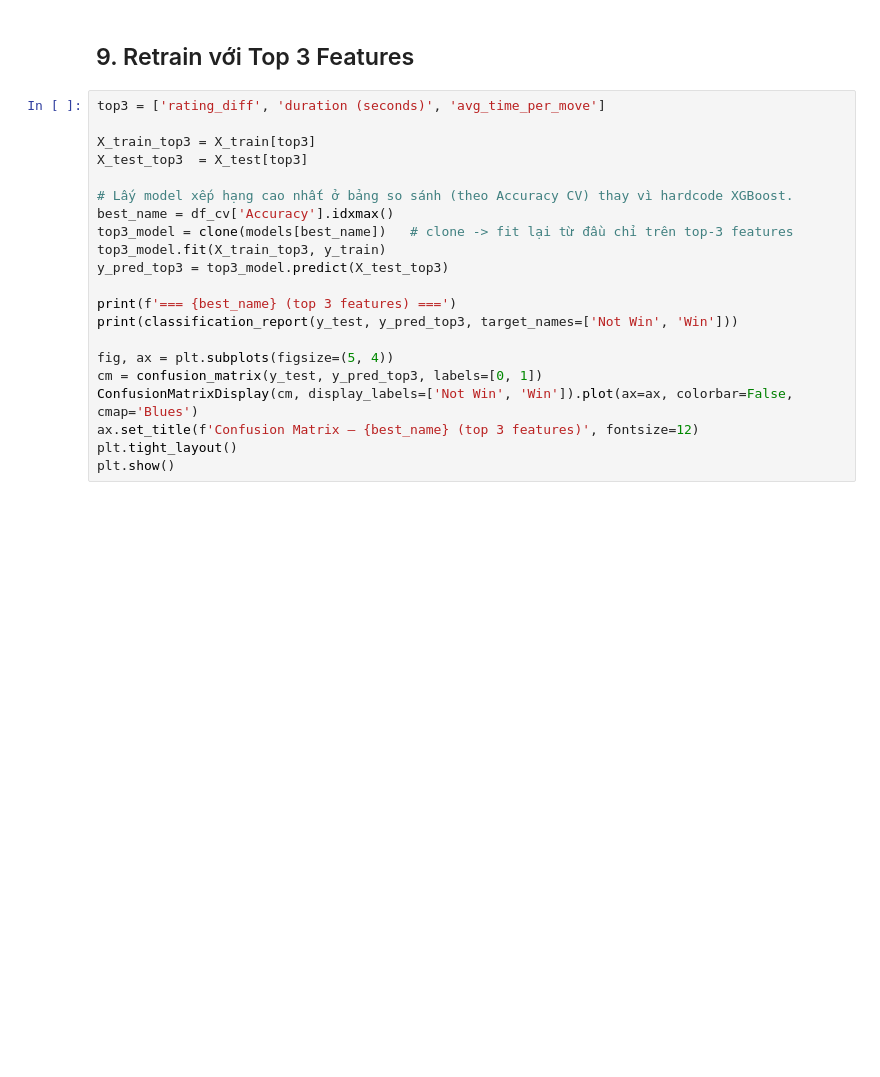
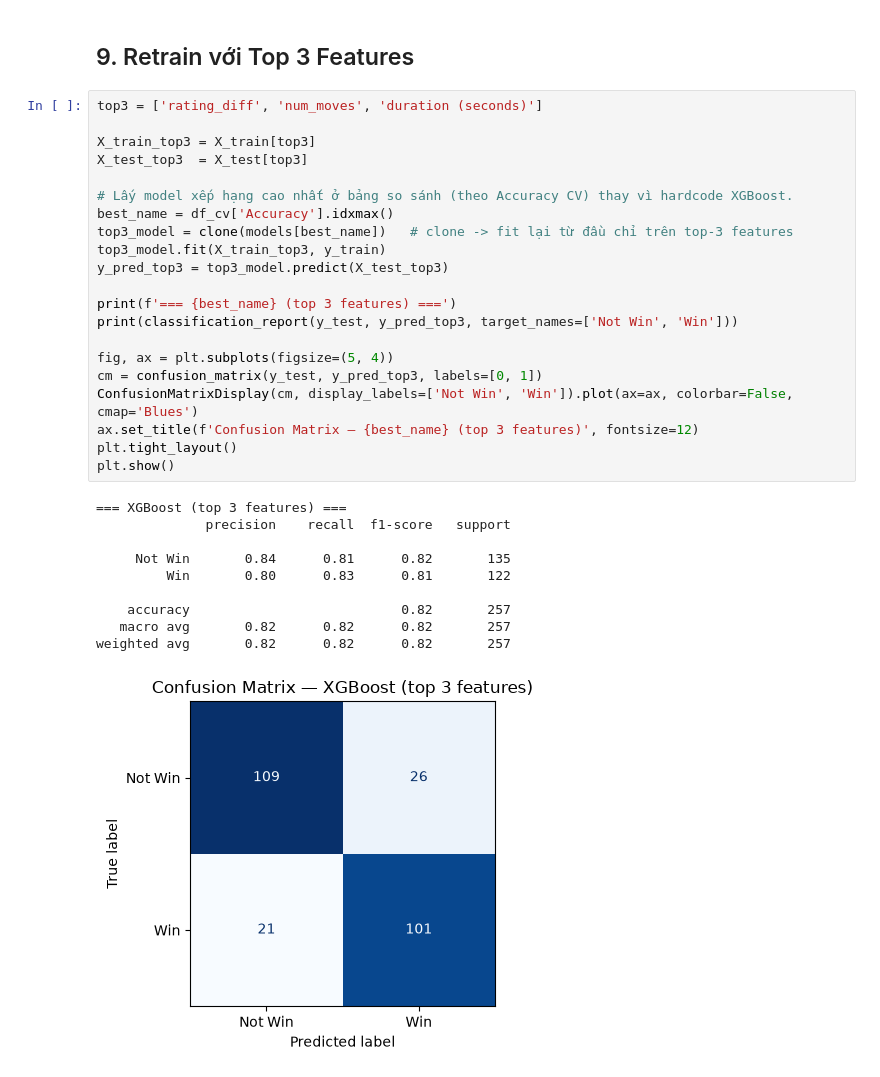
Before and after one commit to thiennguyen37-qn/my-chess-games-analysis, a Jupyter notebook: 04_model_training.ipynb, the cells around one changed output. Cells and saved outputs as stored; diff of their text form; blank space fills up the shorter version.

Commit message:
Update top-3 features to include num_moves in retrain section

```diff
--- a/04_model_training.ipynb
+++ b/04_model_training.ipynb
@@ -241,23 +248,34 @@ weighted avg       0.85      0.85      0.85       257
 # %% [markdown]
 ## 9. Retrain với Top 3 Features
 # %%
-top3 = ['rating_diff', 'duration (seconds)', 'avg_time_per_move']
+top3 = ['rating_diff', 'num_moves', 'duration (seconds)']
 
 X_train_top3 = X_train[top3]
 X_test_top3  = X_test[top3]
 
 # Lấy model xếp hạng cao nhất ở bảng so sánh (theo Accuracy CV) thay vì hardcode XGBoost.
 best_name = df_cv['Accuracy'].idxmax()
 top3_model = clone(models[best_name])   # clone -> fit lại từ đầu chỉ trên top-3 features
 top3_model.fit(X_train_top3, y_train)
 y_pred_top3 = top3_model.predict(X_test_top3)
 
 print(f'=== {best_name} (top 3 features) ===')
 print(classification_report(y_test, y_pred_top3, target_names=['Not Win', 'Win']))
 
 fig, ax = plt.subplots(figsize=(5, 4))
 cm = confusion_matrix(y_test, y_pred_top3, labels=[0, 1])
 ConfusionMatrixDisplay(cm, display_labels=['Not Win', 'Win']).plot(ax=ax, colorbar=False, cmap='Blues')
 ax.set_title(f'Confusion Matrix — {best_name} (top 3 features)', fontsize=12)
 plt.tight_layout()
 plt.show()
+# %% [output]
+=== XGBoost (top 3 features) ===
+              precision    recall  f1-score   support
+
+     Not Win       0.84      0.81      0.82       135
+         Win       0.80      0.83      0.81       122
+
+    accuracy                           0.82       257
+   macro avg       0.82      0.82      0.82       257
+weighted avg       0.82      0.82      0.82       257
+[figure, added]
```
Also changed, not shown: parts of 8 cells of this notebook.
